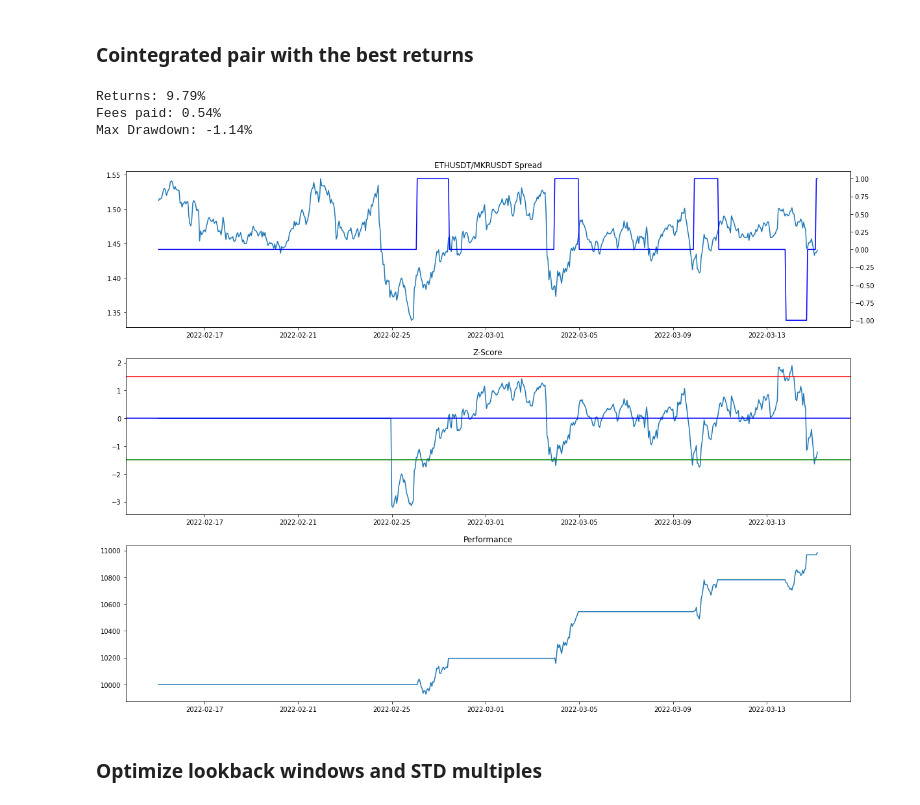
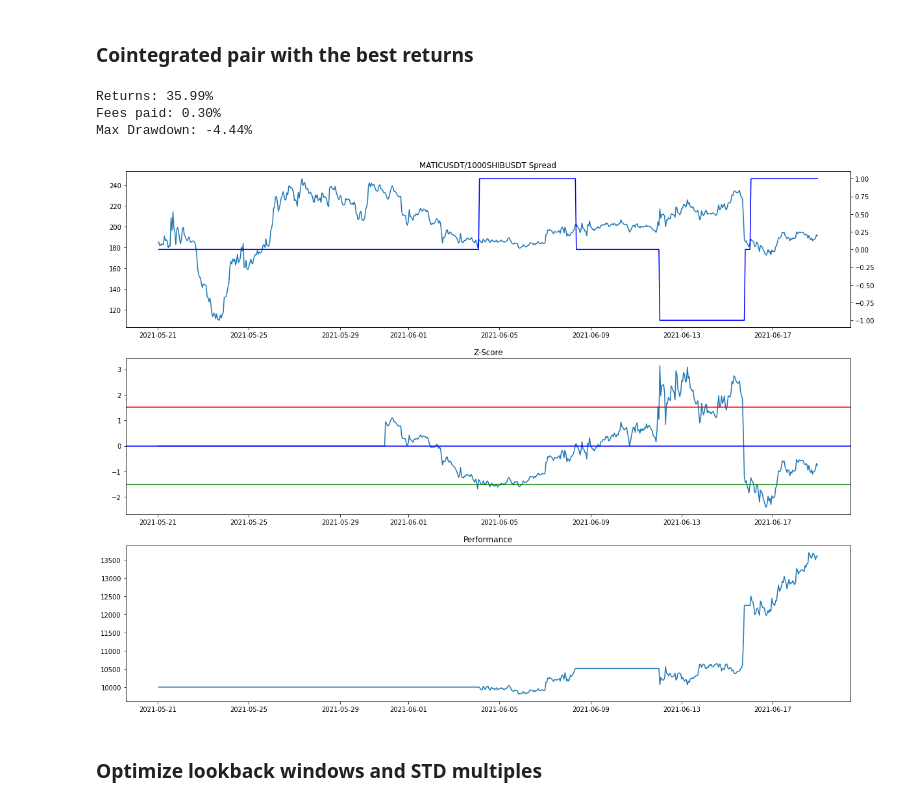
Before and after one commit to walidarbtg/cointegration, a Jupyter notebook: Cointegration Matrix.ipynb, the cells around one changed output. Cells and saved outputs as stored; diff of their text form; code cells hidden in the pictures.

```diff
--- a/Cointegration Matrix.ipynb
+++ b/Cointegration Matrix.ipynb
@@ -231,6 +230,7 @@ def zscore_mean_reversion_strategy(price_a, price_b, window, std_multiple, tradi
     positions = [0,0]
 
     spread = price_a / price_b
+    tst_spread = spread
     zscore = list(rolling_zscore(spread, window).fillna(0))
 
     # Get Trades
@@ -260,10 +270,10 @@ Timestamp('2022-03-11 01:00:00')
 # %% [markdown]
 ### Specific Period Matrix
 # %%
-dates = prices_1h['BTCUSDT']['date']
-end_date = '2022-03-09 00:00:00'
-lookback_window = 24 * 14
-start_date = dates.iloc[len(dates)-lookback_window]
+dates = prices_1h['BTCUSDT']['date'].reset_index()
+end_date = '2021-06-01 00:00:00'
+lookback_window_coint = 24 * 10
+start_date = dates.iloc[dates[dates['date'] == end_date].index[0]-lookback_window_coint]['date']
 
 coint_type = 'engle-granger'
 confidence_interval = 0.95
@@ -291,6 +301,7 @@ for i in range(0, len(coint_matrix)):
             pairs['{}/{}'.format(assets[i], assets[j])]['pvalue'] = pvalue
             pairs['{}/{}'.format(assets[i], assets[j])]['beta'] = beta
 
+
 coint_matrix = coint_matrix.astype(float).fillna(1)
 beta_matrix = beta_matrix.astype(float)
 pairs_df = pd.DataFrame(pairs)
@@ -377,50 +392,53 @@ cointegrated_pairs_df.sort_values(['returns_per_drawdown'], ascending=False)
 # %% [markdown]
 ### Cointegrated pair with the best returns
 # %%
-pair_asset_a = 'ETHUSDT'
-pair_asset_b = 'MKRUSDT'
+pair_asset_a = 'MATICUSDT'
+pair_asset_b = '1000SHIBUSDT'
 
-pair_price_a = prices_1h[pair_asset_a][prices_1h[pair_asset_a]['date'] > start_date]
-pair_price_a = pair_price_a[pair_price_a['date'] < end_date]
-pair_price_b = prices_1h[pair_asset_b][prices_1h[pair_asset_b]['date'] > start_date]
-pair_price_b = pair_price_b[pair_price_b['date'] < end_date]
+pair_price_a = prices_1h[pair_asset_a][prices_1h[pair_asset_a]['date'] > forwardtest_start_date]
+pair_price_a = pair_price_a[pair_price_a['date'] < forwardtest_end_date]
+pair_price_b = prices_1h[pair_asset_b][prices_1h[pair_asset_b]['date'] > forwardtest_start_date]
+pair_price_b = pair_price_b[pair_price_b['date'] < forwardtest_end_date]
 dates = pair_price_a['date']
 
 fees = 0.0006
 rolling_window = lookback_window
 std_multiple = 1.5
 start_capital = 10000.0
 order_size_pct = 1
 beta = 1
 positions, capital, fees_paid, zscore = zscore_mean_reversion_strategy(pair_price_a['price'], pair_price_b['price'], rolling_window, std_multiple, fees, start_capital, order_size_pct, beta)
 
 # Max drawdown calculation
 dd_i = np.argmax(np.maximum.accumulate(capital) - capital) # end of the period
-dd_j = np.argmax(capital[:dd_i]) # start of period
-max_drawdown = (capital[dd_i]-capital[dd_j])/capital[dd_i]*100
+if dd_i > 0:
+    dd_j = np.argmax(capital[:dd_i]) # start of period
+    max_dd = (capital[dd_i]-capital[dd_j])/capital[dd_i]*100
+else:
+    max_dd = 0
 
 # Visualization
 fig, axs = plt.subplots(3, figsize=(20,15))
 fig.figsize=(20,15)
 axs[0].plot(dates, pair_price_a['price']/pair_price_b['price'])
 axs[0].title.set_text('{}/{} Spread'.format(pair_asset_a,pair_asset_b))
 axs0_2 = axs[0].twinx()
 axs0_2.plot(dates, positions, color='b')
 axs[1].plot(dates, zscore)
 axs[1].title.set_text('Z-Score')
 axs[1].axhline(std_multiple, color='r')
 axs[1].axhline(-std_multiple, color='g')
 axs[1].axhline(0, color='b')
 axs[2].plot(dates, capital)
 axs[2].title.set_text('Performance')
 
 print('Returns: {:.2f}%'.format((list(capital)[-1]/list(capital)[0]-1)*100*(1-fees_paid)))
 print('Fees paid: {:.2f}%'.format(fees_paid*100))
-print('Max Drawdown: {:.2f}%'.format(max_drawdown))
+print('Max Drawdown: {:.2f}%'.format(max_dd))
 # %% [output]
-Returns: 9.79%
-Fees paid: 0.54%
-Max Drawdown: -1.14%
+Returns: 35.99%
+Fees paid: 0.30%
+Max Drawdown: -4.44%
-[figure, old version]
+[figure, new version]
 # %% [markdown]
 ### Optimize lookback windows and STD multiples
```
Also changed, not shown: parts of 12 cells of this notebook.
